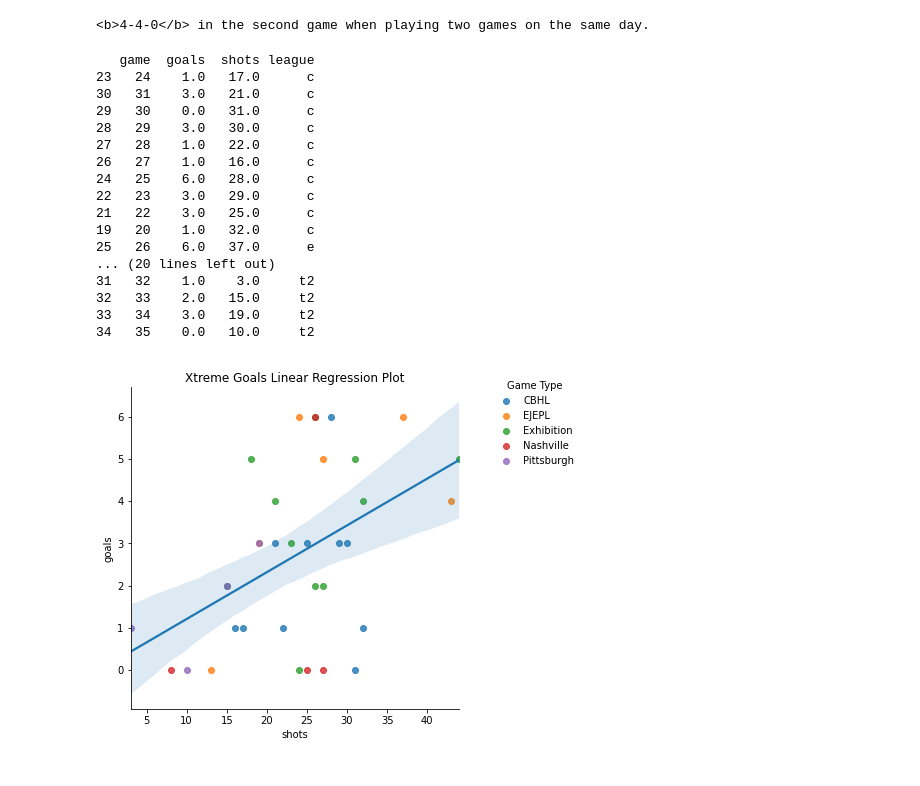
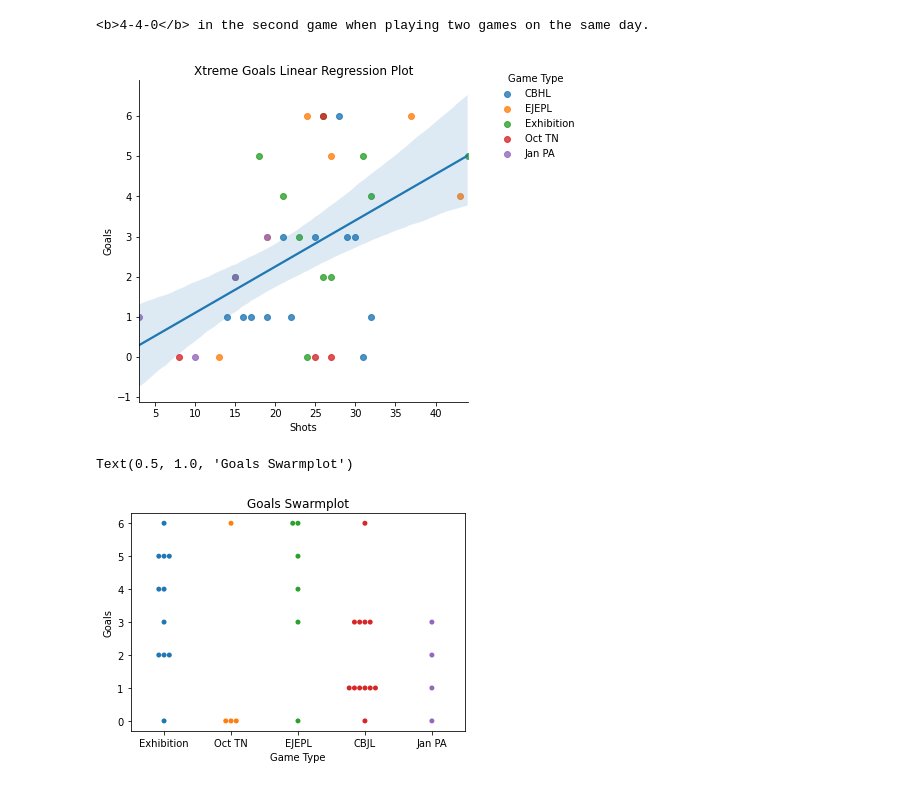
Before and after one commit to werntzp/hockey-stats, a Jupyter notebook: stats_charts.ipynb, the cells around one changed output. Cells and saved outputs as stored; diff of their text form; code cells hidden in the pictures.

```diff
--- a/stats_charts.ipynb
+++ b/stats_charts.ipynb
@@ -865,50 +858,34 @@ games = df_games.game
 # loop through those games to pull out opponent shots and total up
 for g in games:
   location = df_games[df_games.game == g].iloc[0,4]
   league = df_games[df_games.game == g].iloc[0,8]
   goalie = df_games[df_games.game == g].iloc[0,7]
   goals = df_games[df_games.game == g].axscore.iloc[0]
   shots = df_shots[df_shots.game == g].ashburn_p1.iloc[0] + df_shots[df_shots.game == g].ashburn_p2.iloc[0] + df_shots[df_shots.game == g].ashburn_p3.iloc[0] + df_shots[df_shots.game == g].ashburn_ot.iloc[0]
   dfx = dfx.append({'game': g, 'goals': float(goals), 'shots': float(shots), 'location': location, 'league': league, 'goalie': goalie} , ignore_index=True)
 
 dfx.sort_values(by=['league'], inplace=True)
 
-print(dfx[["game",	"goals",	"shots", "league"]])
+# print(dfx[["game",	"goals",	"shots", "league"]])
 
 graph = sns.lmplot(x='shots', y='goals', hue='league', data=dfx, fit_reg=False, legend_out=True)
 ax = sns.regplot(x='shots', y='goals', data=dfx, scatter=False)
 
 ax.spines['right'].set_visible(False)
 ax.spines['top'].set_visible(False)
 ax.set_title('Xtreme Goals Linear Regression Plot')
+ax.set(xlabel='Shots', ylabel='Goals')
 
 for axis in [ax.xaxis, ax.yaxis]:
     axis.set_major_locator(ticker.MaxNLocator(integer=True))
 
 # title
 new_title = 'Game Type'
 graph._legend.set_title(new_title)
 graph._legend.set_bbox_to_anchor((1.2, .9))
 # replace labels
-new_labels = ['CBHL', 'EJEPL', 'Exhibition', 'Nashville', 'Pittsburgh']
+new_labels = ['CBHL', 'EJEPL', 'Exhibition', 'Oct TN', 'Jan PA']
 for t, l in zip(graph._legend.texts, new_labels):
   t.set_text(l)
 # %% [output]
-   game  goals  shots league
-23   24    1.0   17.0      c
-30   31    3.0   21.0      c
-29   30    0.0   31.0      c
-28   29    3.0   30.0      c
-27   28    1.0   22.0      c
-26   27    1.0   16.0      c
-24   25    6.0   28.0      c
-22   23    3.0   29.0      c
-21   22    3.0   25.0      c
-19   20    1.0   32.0      c
-25   26    6.0   37.0      e
-... (20 lines left out)
-31   32    1.0    3.0     t2
-32   33    2.0   15.0     t2
-33   34    3.0   19.0     t2
-34   35    0.0   10.0     t2
-[figure, old version]
+[figure, new version]
@@ -969,0 +892,13 @@ px.scatter(dfmc, x="goals", y="assists", animation_frame="game", animation_group
+# %%
+# create a swarm plot for goals over the seasons
+
+
+df_games["league"] = df_games["league"].map({"e": "EJEPL", "c": "CBJL", "o": "Exhibition", "t1": "Oct TN", "t2": "Jan PA"})
+
+ax = sns.swarmplot(x=df_games['league'], y=df_games['axscore'])
+
+ax.set(xlabel='Game Type', ylabel='Goals')
+ax.set_title("Goals Swarmplot")
+# %% [output]
+Text(0.5, 1.0, 'Goals Swarmplot')
+[figure, added]
```
Also changed, not shown: parts of 4 cells of this notebook.
